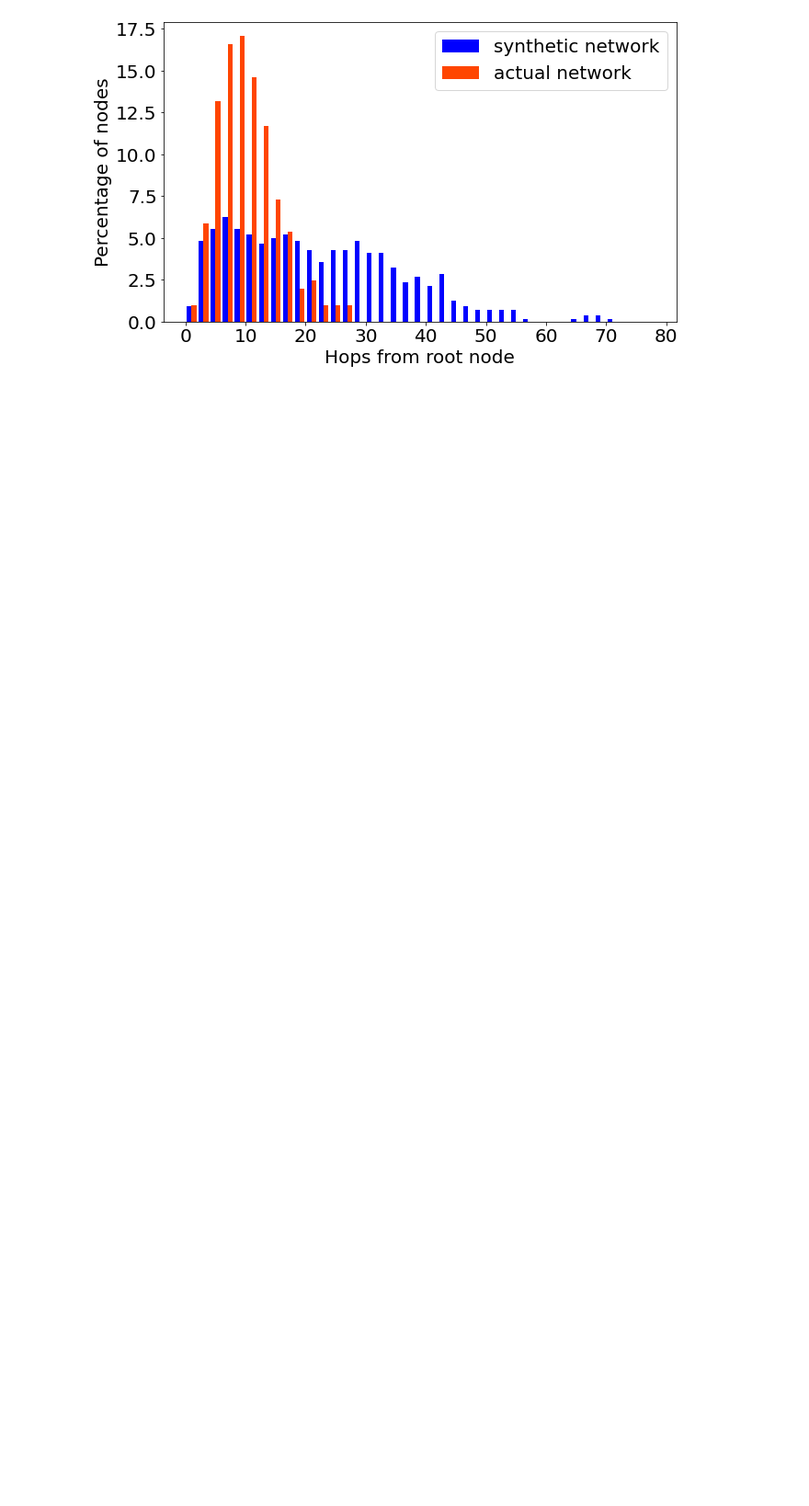
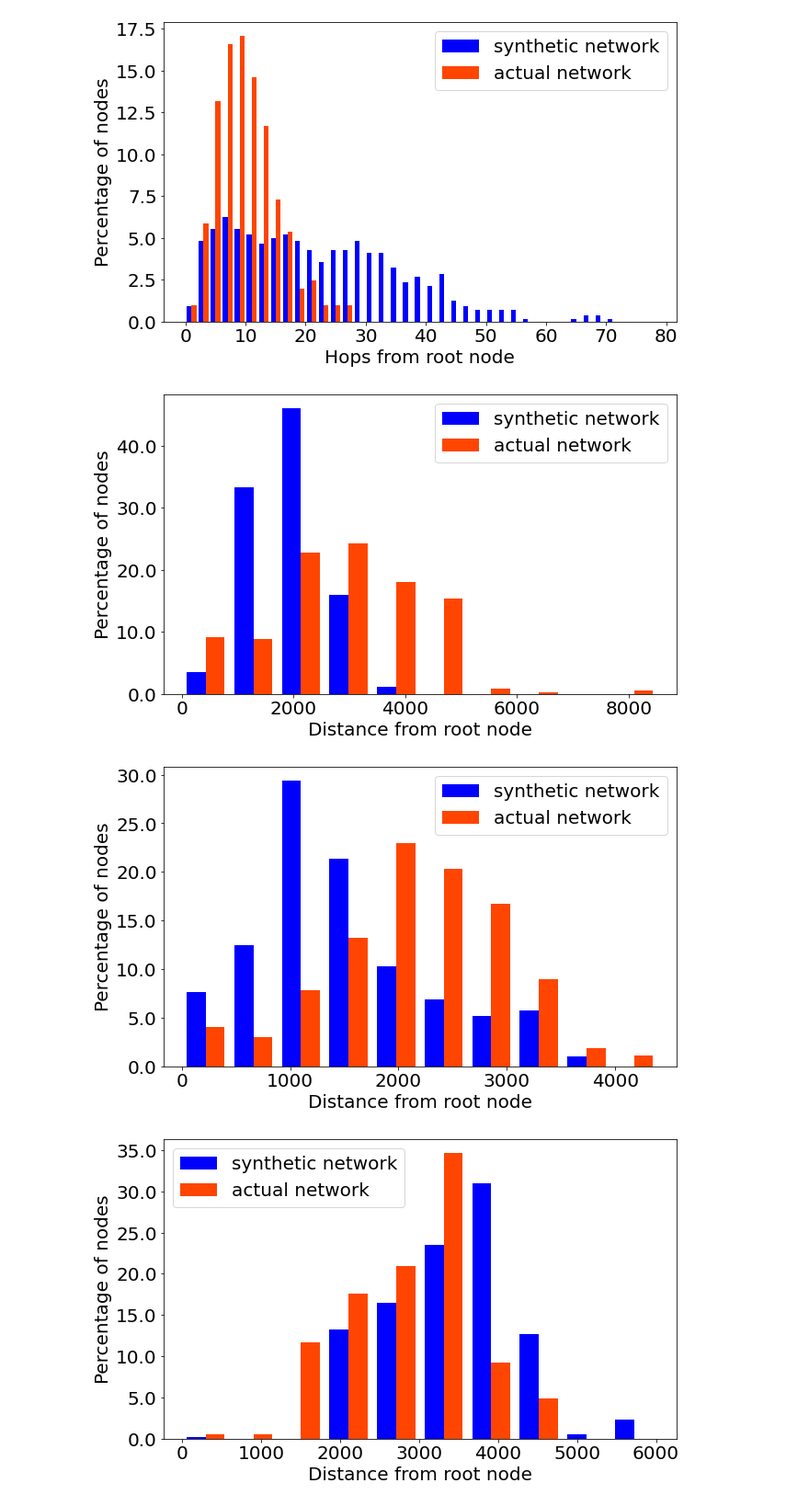
Before and after one commit to rounak-meyur/synthetic-distribution, a Jupyter notebook: validate/validate.ipynb, the cells around one changed output. Shown at 92% size. Cells and saved outputs as stored; diff of their text form; code cells hidden in the pictures; blank space fills up the shorter version.

```diff
--- a/validate/validate.ipynb
+++ b/validate/validate.ipynb
@@ -26,6 +26,10 @@ sublist = [121143, 121144, 147793, 148717, 148718, 148719, 148720, 148721, 14872
        150353, 150589, 150638, 150692, 150722, 150723, 150724, 150725, 150726,
        150727, 150728]
 synth_net = GetSynthNet(primpath+'prim-network/',sublist)
+sgeom = nx.get_edge_attributes(synth_net,'geometry')
+synthgeom = {e:Link(sgeom[e]) for e in sgeom}
+glength = {e:synthgeom[e].geod_length for e in sgeom}
+nx.set_edge_attributes(synth_net,glength,'geo_length')
 
 roads = GetRoads(inppath,'121')
 
@@ -136,0 +186,6 @@ hop_dist(V.area_data,figpath)
+# %%
+reach_dist(V.area_data,figpath)
+# %% [output]
+[figure, added]
+[figure, added]
+[figure, added]
```
Also changed, not shown: parts of 3 cells of this notebook, 3 other files.
